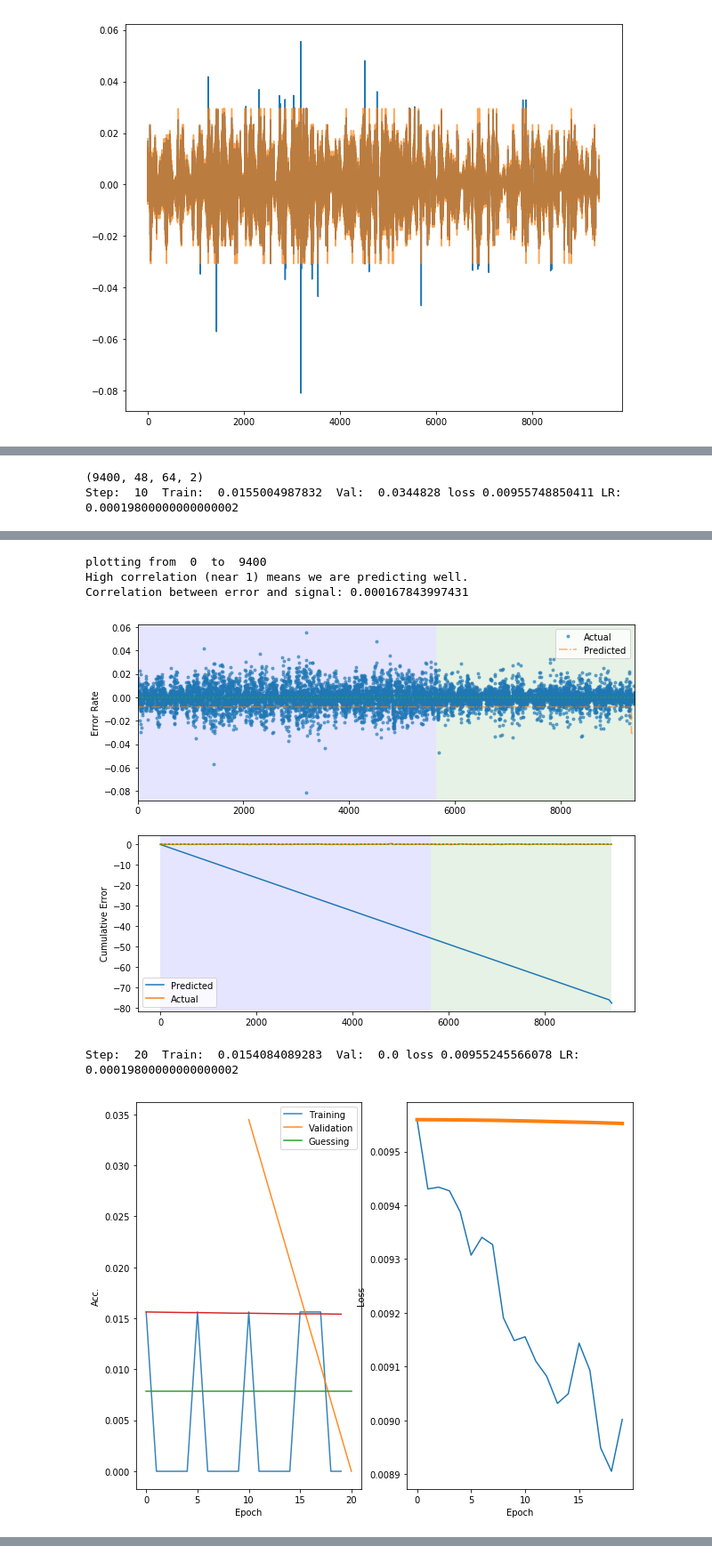
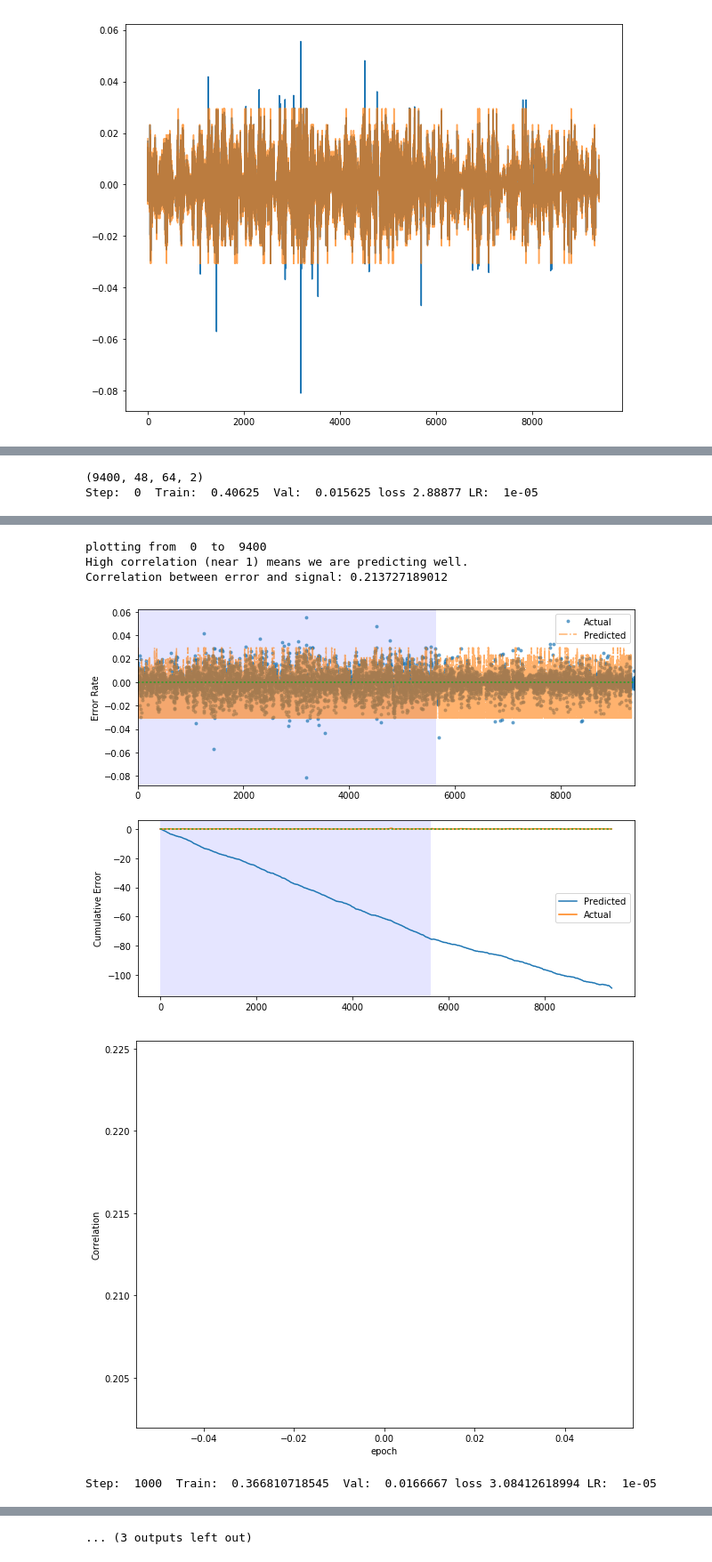
Before and after one commit to chelseas/teach-me-to-tango, a Jupyter notebook: classification.ipynb, the cells around one changed output, grey strips where cells are left out. Shown at 89% size. Saved outputs shown, nothing was run; the diff lists cells and outputs as text; code cells hidden in the pictures.

```diff
--- a/classification.ipynb
+++ b/classification.ipynb
@@ -97,19 +104,20 @@ sess.run(init)
 # %%
 print(x_data.shape)
 # simple parameters:
-disp_period = 10
-training_iters = 1000
-lr = 0.0002 # 0.0002 is a good value for 20 bins
-lr_decay=0.99
+disp_period = 1000
+training_iters = 40000
+lr = 0.00001 # 0.0002 is a good value for 20 bins
+lr_decay=1.0#0.99
 
 # Launch the graph
 step = 1
-history = {'train_acc': [], 'train_loss': [], 's_tacc': [], 's_tloss': [], 'val_inds': [], 'val_acc':[]}
+history = {'train_acc': [], 'train_loss': [], 's_tacc': [], 's_tloss': [], 'val_inds': [], 'val_acc':[], 'corr':[]}
 smooth_val = 0.999
 
 for step in range(training_iters):
     if step % 30 is 0:
         lr *= lr_decay
+        saver.save(sess, 'classification_model', global_step = step)
     batch_x, batch_y = utilities.sample_seqbatch(BATCH_SIZE, 1, x_train, y_train)
     o,loss,acc = sess.run([model.optimizer,model.loss, model.acc], feed_dict={model.image: batch_x, model.labels: batch_y, model.lr:[lr]})
 
@@ -122,7 +130,6 @@ for step in range(training_iters):
         history["s_tloss"].append(smooth_val*history["s_tloss"][-1] + (1-smooth_val)*loss)
         history["s_tacc"].append(smooth_val*history["s_tacc"][-1] + (1-smooth_val)*acc)
 
-    step += 1
     if step % disp_period is 0:
         # Calculate val accuracy:
         batch_x, batch_y = utilities.sample_seqbatch(BATCH_SIZE, 1, x_val, y_val)
@@ -154,11 +161,15 @@ for step in range(training_iters):
             y_pred[k:k+BATCH_SIZE] = pred
         prediction = mean_vals[(y_pred).astype(np.int32)];
 
-        utilities.plot_data(0,y_data.shape[0], prediction, y_norm, x_train.shape[0])
-
+        c = utilities.plot_data(0,y_data.shape[0], prediction, y_norm, x_train.shape[0])
+        history["corr"].append(c)
+        plt.plot(history["val_inds"], history["corr"])
+        plt.ylabel('Correlation')
+        plt.xlabel('epoch')
+        plt.show()
 
     # Compute sequence prediction:
 print('Done.')
 # %% [output]
 (9400, 48, 64, 2)
-Step:  10  Train:  0.0155004987832  Val:  0.0344828 loss 0.00955748850411 LR:  0.00019800000000000002
+Step:  0  Train:  0.40625  Val:  0.015625 loss 2.88877 LR:  1e-05
@@ -166,6 +177,6 @@ Step:  10  Train:  0.0155004987832  Val:  0.0344828 loss 0.00955748850411 LR:  0
 plotting from  0  to  9400
 High correlation (near 1) means we are predicting well.
-Correlation between error and signal: 0.000167843997431
+Correlation between error and signal: 0.213727189012
-[figure, old version]
+[figure, new version]
+[figure, new version]
-Step:  20  Train:  0.0154084089283  Val:  0.0 loss 0.00955245566078 LR:  0.00019800000000000002
+Step:  1000  Train:  0.366810718545  Val:  0.0166667 loss 3.08412618994 LR:  1e-05
-[figure, old version]
@@ -177,0 +191 @@ Step:  30  Train:  0.0153087554854  Val:  0.0 loss 0.00954583348668 LR:  0.00019
+... (3 outputs left out)
```
Also changed, not shown: parts of 7 cells of this notebook, 4 other files.
